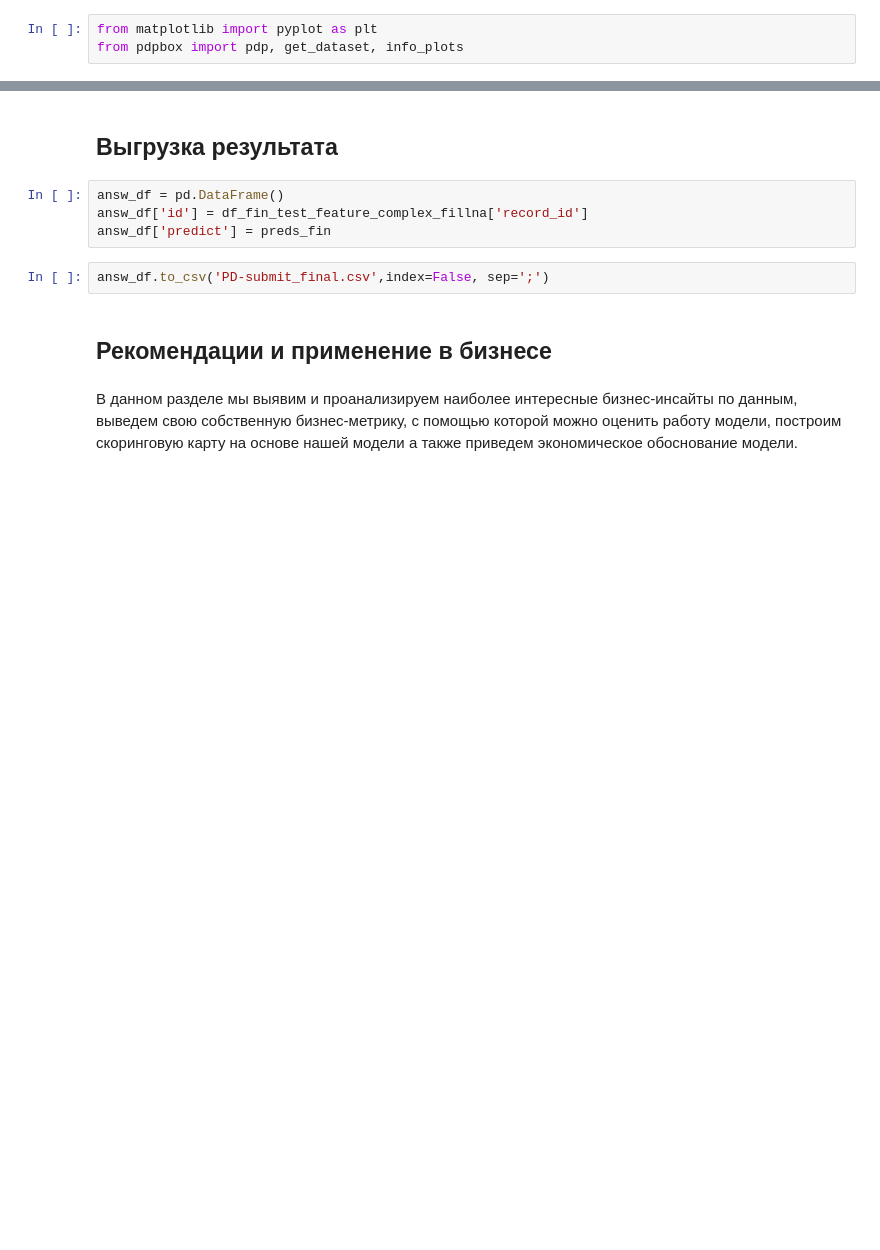
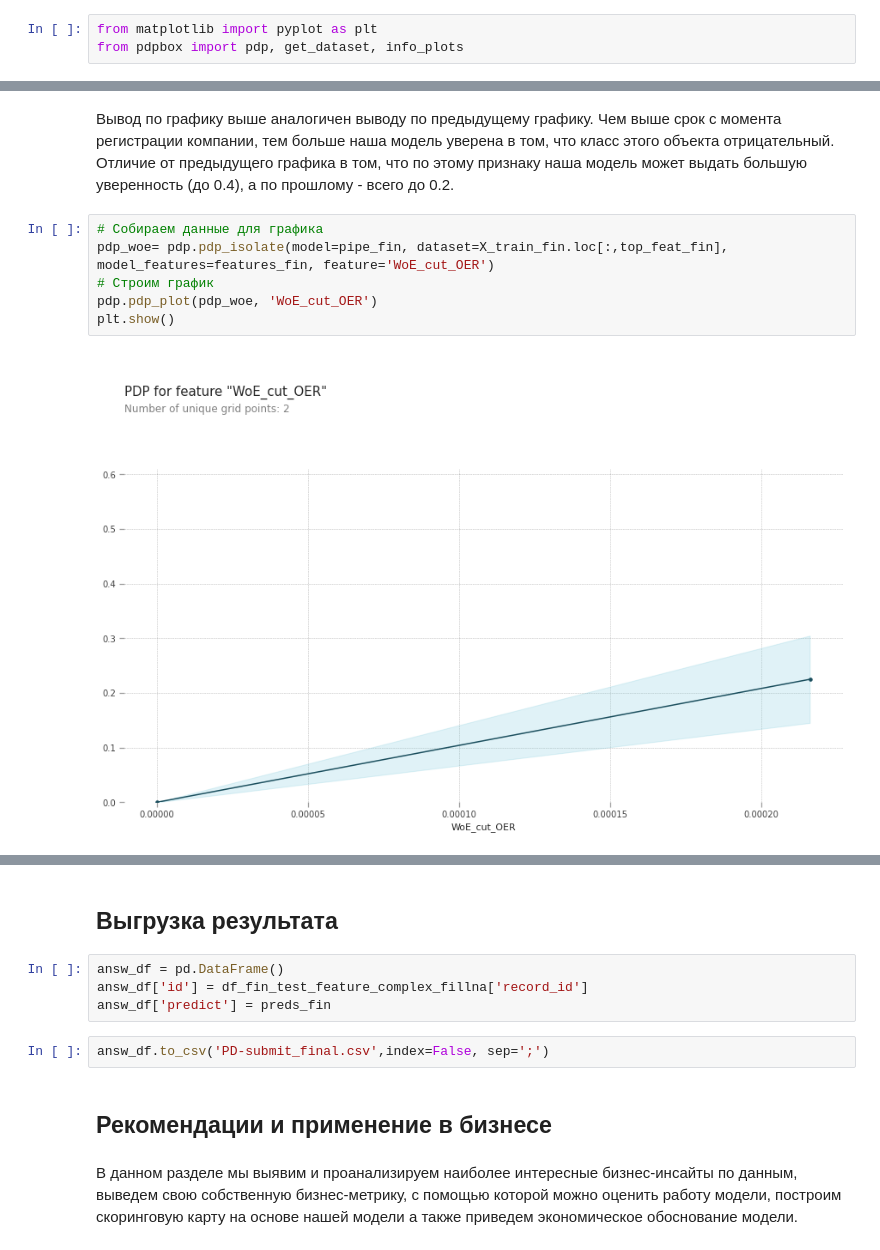
Before and after one commit to Stuksus/Hackaton_SBER, a Jupyter notebook: Final_file_for_hackaton_sber.ipynb, the cells around one changed output, grey strips where cells are left out. Cells and saved outputs as stored; diff of their text form; blank space fills up the shorter version.

```diff
--- a/Final_file_for_hackaton_sber.ipynb
+++ b/Final_file_for_hackaton_sber.ipynb
@@ -1463,0 +1526,10 @@ plt.show()
+# %% [markdown]
+Вывод по графику выше аналогичен выводу по предыдущему графику. Чем выше срок с момента регистрации компании, тем больше наша модель уверена в том, что класс этого объекта отрицательный. Отличие от предыдущего графика в том, что по этому признаку наша модель может выдать большую уверенность (до 0.4), а по прошлому - всего до 0.2.
+# %%
+# Собираем данные для графика
+pdp_woe= pdp.pdp_isolate(model=pipe_fin, dataset=X_train_fin.loc[:,top_feat_fin], model_features=features_fin, feature='WoE_cut_OER')
+# Строим график
+pdp.pdp_plot(pdp_woe, 'WoE_cut_OER')
+plt.show()
+# %% [output]
+[figure, added]
```
Also changed, not shown: parts of 54 cells of this notebook.
